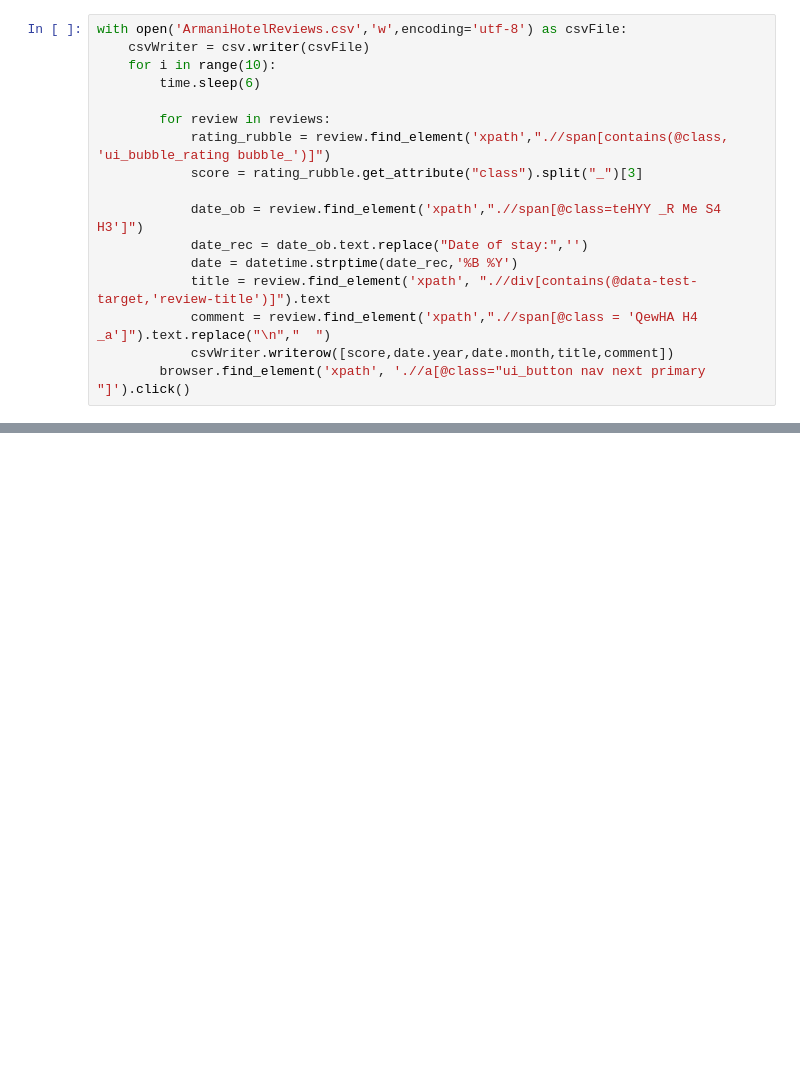
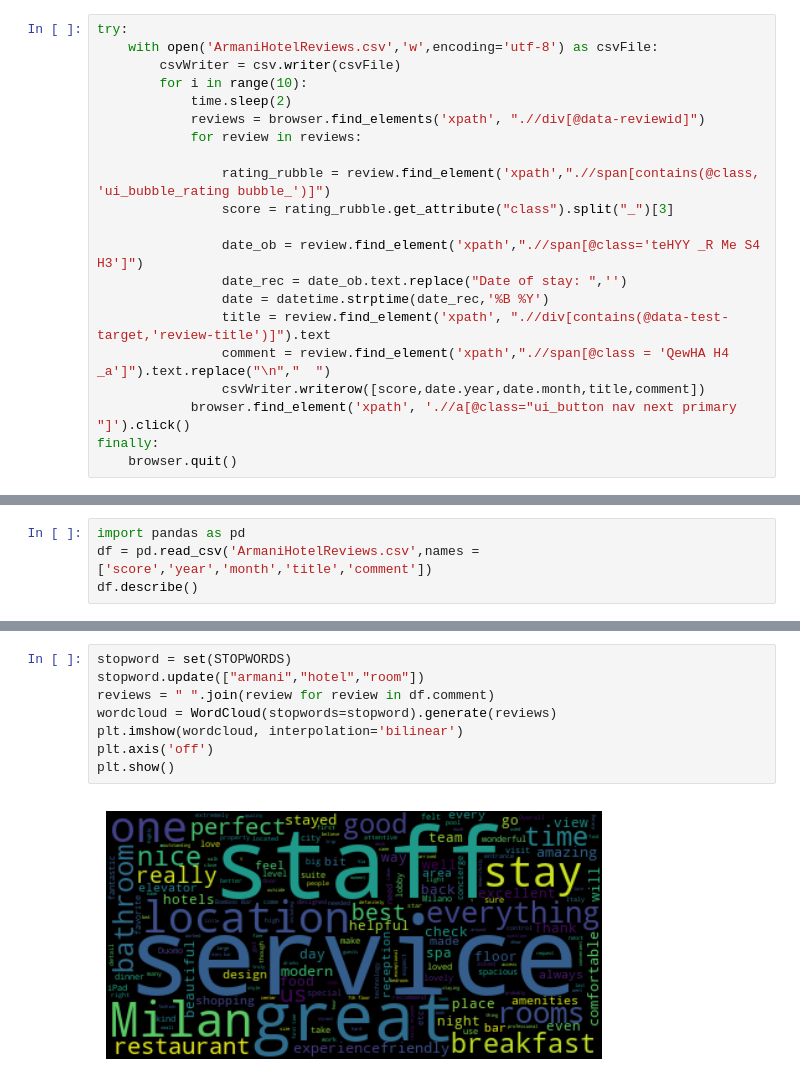
Before and after one commit to AndreaPela03/PrimaRepository, a Jupyter notebook: Web.ipynb, the cells around one changed output, grey strips where cells are left out. Drawn from its saved outputs; the diff is of its cells as text; blank space fills up the shorter version.

```diff
--- a/Web.ipynb
+++ b/Web.ipynb
@@ -34,17 +24,21 @@ reviews
 # %%
-with open('ArmaniHotelReviews.csv','w',encoding='utf-8') as csvFile:
-    csvWriter = csv.writer(csvFile)
-    for i in range(10):
-        time.sleep(6)
+try:
+    with open('ArmaniHotelReviews.csv','w',encoding='utf-8') as csvFile:
+        csvWriter = csv.writer(csvFile)
+        for i in range(10):
+            time.sleep(2)
+            reviews = browser.find_elements('xpath', ".//div[@data-reviewid]")
+            for review in reviews:
 
-        for review in reviews:
-            rating_rubble = review.find_element('xpath',".//span[contains(@class, 'ui_bubble_rating bubble_')]")
-            score = rating_rubble.get_attribute("class").split("_")[3]
+                rating_rubble = review.find_element('xpath',".//span[contains(@class, 'ui_bubble_rating bubble_')]")
+                score = rating_rubble.get_attribute("class").split("_")[3]
 
-            date_ob = review.find_element('xpath',".//span[@class=teHYY _R Me S4 H3']")
-            date_rec = date_ob.text.replace("Date of stay:",'')
-            date = datetime.strptime(date_rec,'%B %Y')
-            title = review.find_element('xpath', ".//div[contains(@data-test-target,'review-title')]").text
-            comment = review.find_element('xpath',".//span[@class = 'QewHA H4 _a']").text.replace("\n","  ")
-            csvWriter.writerow([score,date.year,date.month,title,comment])
-        browser.find_element('xpath', './/a[@class="ui_button nav next primary "]').click()
+                date_ob = review.find_element('xpath',".//span[@class='teHYY _R Me S4 H3']")
+                date_rec = date_ob.text.replace("Date of stay: ",'')
+                date = datetime.strptime(date_rec,'%B %Y')
+                title = review.find_element('xpath', ".//div[contains(@data-test-target,'review-title')]").text
+                comment = review.find_element('xpath',".//span[@class = 'QewHA H4 _a']").text.replace("\n","  ")
+                csvWriter.writerow([score,date.year,date.month,title,comment])
+            browser.find_element('xpath', './/a[@class="ui_button nav next primary "]').click()
+finally:
+    browser.quit()
@@ -55,0 +45,4 @@ Stacktrace:
+# %%
+import pandas as pd
+df = pd.read_csv('ArmaniHotelReviews.csv',names = ['score','year','month','title','comment'])
+df.describe()
@@ -55,0 +128,10 @@ Stacktrace:
+# %%
+stopword = set(STOPWORDS)
+stopword.update(["armani","hotel","room"])
+reviews = " ".join(review for review in df.comment)
+wordcloud = WordCloud(stopwords=stopword).generate(reviews)
+plt.imshow(wordcloud, interpolation='bilinear')
+plt.axis('off')
+plt.show()
+# %% [output]
+[figure, added]
```
Also changed, not shown: parts of 12 cells of this notebook.
